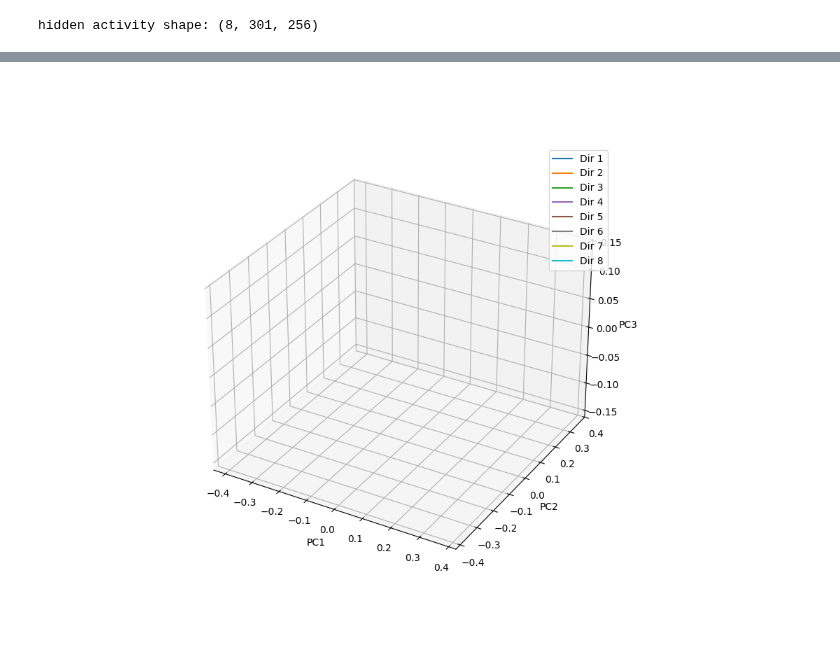
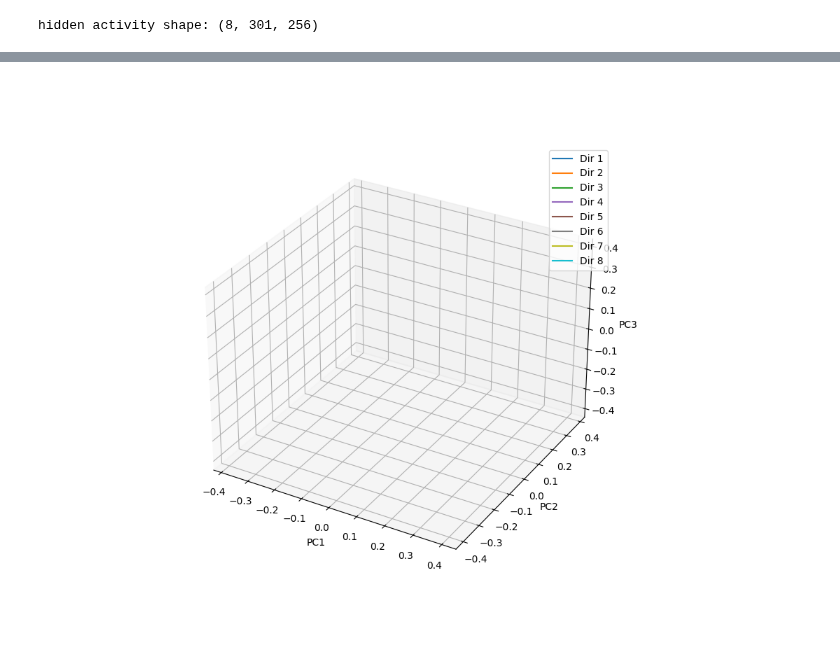
Before and after one commit to paulgribble/motornet_demo, a Jupyter notebook: demo1_visualize.ipynb, the cells around one changed output, grey strips where cells are left out. Cells and saved outputs as stored; diff of their text form; code cells hidden in the pictures.

```diff
--- a/demo1_visualize.ipynb
+++ b/demo1_visualize.ipynb
@@ -50,0 +66,8 @@ simulating test_center_out
+# %%
+# PLOT TRAINING LOSSES
+
+with open(os.path.join(save_name, f"{save_name}_training_state.json"), 'r') as f:
+    training_state = json.load(f)
+
+print(f"training completed {training_state['batches_completed']} batches")
+plot_losses(training_state['loss_history'])
@@ -128,10 +180,18 @@ ax = fig.add_subplot(111, projection='3d')
 colors = plt.cm.tab10(np.linspace(0, 1, X.shape[1]))
 go_times = episode_data['delay_go_times']
 
-# Set axis limits based on full data range
-ax.set_xlim(X_pca[:, :, 0].min() - 0.05, X_pca[:, :, 0].max() + 0.05)
-ax.set_ylim(X_pca[:, :, 1].min() - 0.05, X_pca[:, :, 1].max() + 0.05)
-ax.set_zlim(X_pca[:, :, 2].min() - 0.05, X_pca[:, :, 2].max() + 0.05)
+# Set axis limits with equal aspect ratio
+x_min, x_max = X_pca[:, :, 0].min(), X_pca[:, :, 0].max()
+y_min, y_max = X_pca[:, :, 1].min(), X_pca[:, :, 1].max()
+z_min, z_max = X_pca[:, :, 2].min(), X_pca[:, :, 2].max()
+
+max_range = max(x_max - x_min, y_max - y_min, z_max - z_min)
+padding = max_range * 0.05
+
+x_mid, y_mid, z_mid = (x_min + x_max) / 2, (y_min + y_max) / 2, (z_min + z_max) / 2
+ax.set_xlim(x_mid - max_range/2 - padding, x_mid + max_range/2 + padding)
+ax.set_ylim(y_mid - max_range/2 - padding, y_mid + max_range/2 + padding)
+ax.set_zlim(z_mid - max_range/2 - padding, z_mid + max_range/2 + padding)
 ax.set_xlabel('PC1')
 ax.set_ylabel('PC2')
 ax.set_zlabel('PC3')
@@ -161,32 +221,32 @@ def init():
     for go_marker in go_markers:
         go_marker._offsets3d = ([], [], [])
     time_text.set_text('')
     return lines + markers + go_markers + [time_text]
 
 def animate(frame):
     for cond in range(X.shape[1]):
         # Update trajectory line
         lines[cond].set_data(X_pca[:frame+1, cond, 0], X_pca[:frame+1, cond, 1])
         lines[cond].set_3d_properties(X_pca[:frame+1, cond, 2])
 
         # Update current position marker
         markers[cond]._offsets3d = ([X_pca[frame, cond, 0]],
                                     [X_pca[frame, cond, 1]],
                                     [X_pca[frame, cond, 2]])
 
         # Show go signal marker once we pass that time
         if frame >= go_times[cond]:
             go_markers[cond]._offsets3d = ([X_pca[go_times[cond], cond, 0]],
                                            [X_pca[go_times[cond], cond, 1]],
                                            [X_pca[go_times[cond], cond, 2]])
 
     time_text.set_text(f't = {frame * episode_data["dt"]:.2f}s')
     return lines + markers + go_markers + [time_text]
 
-# Animate every 3rd frame for speed (adjust interval for playback speed)
+# Animate every 3rd frame for speed
 anim = FuncAnimation(fig, animate, init_func=init, frames=range(0, X_pca.shape[0], 3),
                      interval=30, blit=False)
 
 plt.show()
 # %% [output]
-[figure, old version]
+[figure, new version]
```
Also changed, not shown: parts of 10 cells of this notebook.
